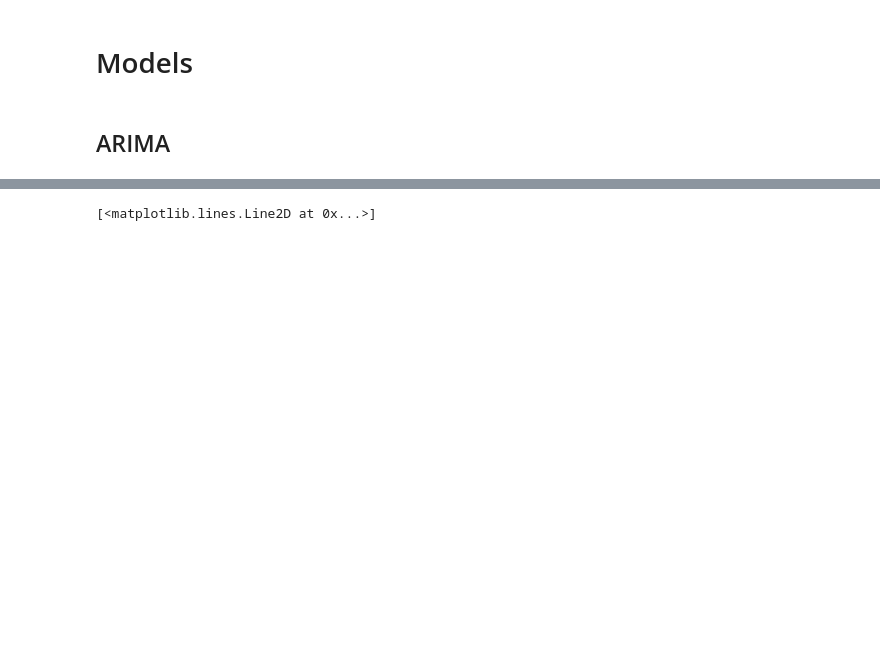
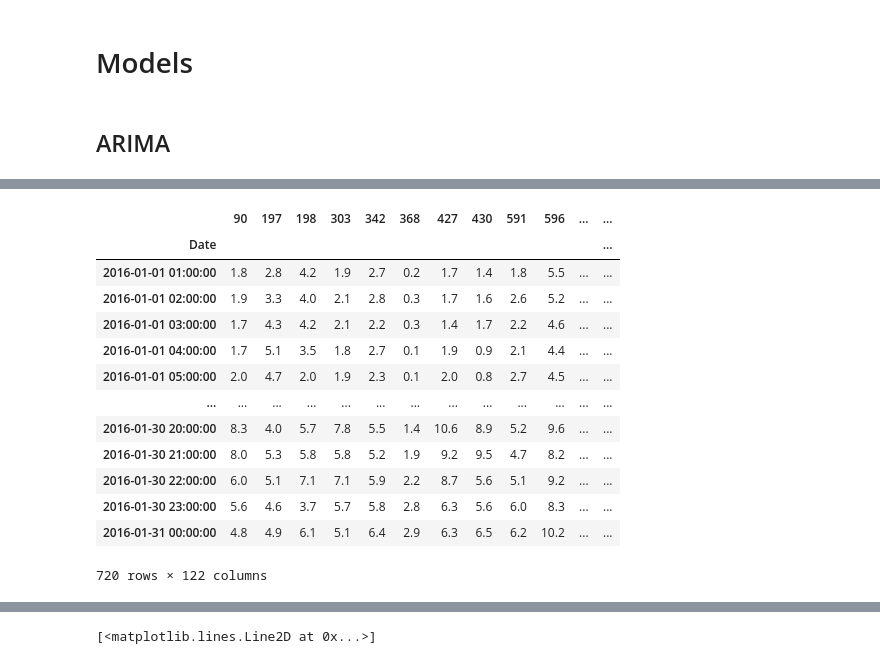
Before and after one commit to HaukeFock/predict_energy_generation, a Jupyter notebook: notebooks/rodrigo_sarimax.ipynb, the cells around one changed output, grey strips where cells are left out. Drawn from its saved outputs; the diff is of its cells as text; code cells hidden in the pictures; blank space fills up the shorter version.

```diff
--- a/notebooks/rodrigo_sarimax.ipynb
+++ b/notebooks/rodrigo_sarimax.ipynb
@@ -224,6 +226,23 @@ def plot_forecast(fc, train, test, upper=None, lower=None):
     plt.legend(loc='upper left', fontsize=8);
 # %%
 forecast = sarimax.forecast(len(y_test), exog=X_test, alpha=0.05)
+# %%
+X_test
+# %% [output]
+|  | 90 | 197 | 198 | 303 | 342 | 368 | 427 | 430 | 591 | 596 | ... | ... |
+| Date |  |  |  |  |  |  |  |  |  |  |  | ... |
+| 2016-01-01 01:00:00 | 1.8 | 2.8 | 4.2 | 1.9 | 2.7 | 0.2 | 1.7 | 1.4 | 1.8 | 5.5 | ... | ... |
+| 2016-01-01 02:00:00 | 1.9 | 3.3 | 4.0 | 2.1 | 2.8 | 0.3 | 1.7 | 1.6 | 2.6 | 5.2 | ... | ... |
+| 2016-01-01 03:00:00 | 1.7 | 4.3 | 4.2 | 2.1 | 2.2 | 0.3 | 1.4 | 1.7 | 2.2 | 4.6 | ... | ... |
+| 2016-01-01 04:00:00 | 1.7 | 5.1 | 3.5 | 1.8 | 2.7 | 0.1 | 1.9 | 0.9 | 2.1 | 4.4 | ... | ... |
+| 2016-01-01 05:00:00 | 2.0 | 4.7 | 2.0 | 1.9 | 2.3 | 0.1 | 2.0 | 0.8 | 2.7 | 4.5 | ... | ... |
+| ... | ... | ... | ... | ... | ... | ... | ... | ... | ... | ... | ... | ... |
+| 2016-01-30 20:00:00 | 8.3 | 4.0 | 5.7 | 7.8 | 5.5 | 1.4 | 10.6 | 8.9 | 5.2 | 9.6 | ... | ... |
+| 2016-01-30 21:00:00 | 8.0 | 5.3 | 5.8 | 5.8 | 5.2 | 1.9 | 9.2 | 9.5 | 4.7 | 8.2 | ... | ... |
+| 2016-01-30 22:00:00 | 6.0 | 5.1 | 7.1 | 7.1 | 5.9 | 2.2 | 8.7 | 5.6 | 5.1 | 9.2 | ... | ... |
+| 2016-01-30 23:00:00 | 5.6 | 4.6 | 3.7 | 5.7 | 5.8 | 2.8 | 6.3 | 5.6 | 6.0 | 8.3 | ... | ... |
+| 2016-01-31 00:00:00 | 4.8 | 4.9 | 6.1 | 5.1 | 6.4 | 2.9 | 6.3 | 6.5 | 6.2 | 10.2 | ... | ... |
+720 rows × 122 columns
 # %%
 plot_forecast(forecast, y_train, y_test)
 # %% [output]
```
Also changed, not shown: parts of 30 cells of this notebook, 1 other file.
